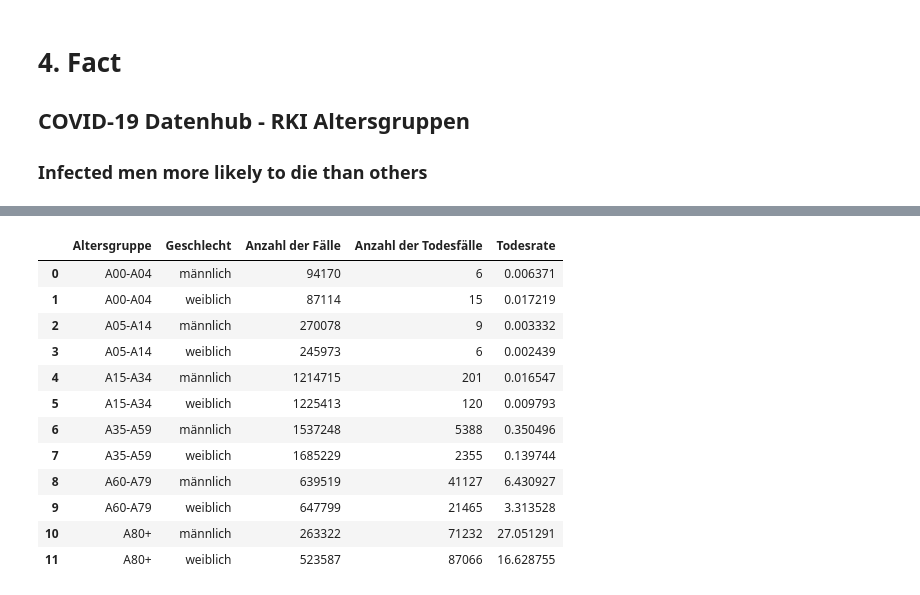
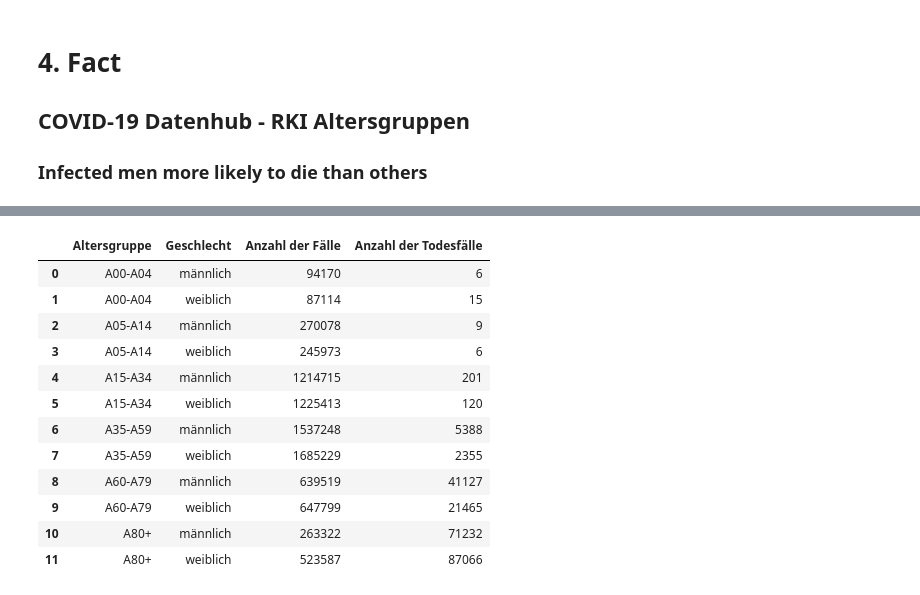
Before and after one commit to eco3/stochastik-abgaben, a Jupyter notebook: Abgabe01/5facts.ipynb, the cells around one changed output, grey strips where cells are left out. Cells and saved outputs as stored; diff of their text form; code cells hidden in the pictures.

```diff
--- a/Abgabe01/5facts.ipynb
+++ b/Abgabe01/5facts.ipynb
@@ -197,17 +184,17 @@ for i, j in rki_agegroups_df.iterrows():
     }, ignore_index=True)
-# %%
-rki_agegroups_gendered_df
-# %% [output]
-|  | Altersgruppe | Geschlecht | Anzahl der Fälle | Anzahl der Todesfälle | Todesrate |
-| 0 | A00-A04 | männlich | 94170 | 6 | 0.006371 |
-| 1 | A00-A04 | weiblich | 87114 | 15 | 0.017219 |
-| 2 | A05-A14 | männlich | 270078 | 9 | 0.003332 |
-| 3 | A05-A14 | weiblich | 245973 | 6 | 0.002439 |
-| 4 | A15-A34 | männlich | 1214715 | 201 | 0.016547 |
-| 5 | A15-A34 | weiblich | 1225413 | 120 | 0.009793 |
-| 6 | A35-A59 | männlich | 1537248 | 5388 | 0.350496 |
-| 7 | A35-A59 | weiblich | 1685229 | 2355 | 0.139744 |
-| 8 | A60-A79 | männlich | 639519 | 41127 | 6.430927 |
-| 9 | A60-A79 | weiblich | 647799 | 21465 | 3.313528 |
-| 10 | A80+ | männlich | 263322 | 71232 | 27.051291 |
-| 11 | A80+ | weiblich | 523587 | 87066 | 16.628755 |
+# %%
+rki_gendered_df
+# %% [output]
+|  | Altersgruppe | Geschlecht | Anzahl der Fälle | Anzahl der Todesfälle |
+| 0 | A00-A04 | männlich | 94170 | 6 |
+| 1 | A00-A04 | weiblich | 87114 | 15 |
+| 2 | A05-A14 | männlich | 270078 | 9 |
+| 3 | A05-A14 | weiblich | 245973 | 6 |
+| 4 | A15-A34 | männlich | 1214715 | 201 |
+| 5 | A15-A34 | weiblich | 1225413 | 120 |
+| 6 | A35-A59 | männlich | 1537248 | 5388 |
+| 7 | A35-A59 | weiblich | 1685229 | 2355 |
+| 8 | A60-A79 | männlich | 639519 | 41127 |
+| 9 | A60-A79 | weiblich | 647799 | 21465 |
+| 10 | A80+ | männlich | 263322 | 71232 |
+| 11 | A80+ | weiblich | 523587 | 87066 |
```
Also changed, not shown: parts of 11 cells of this notebook.
